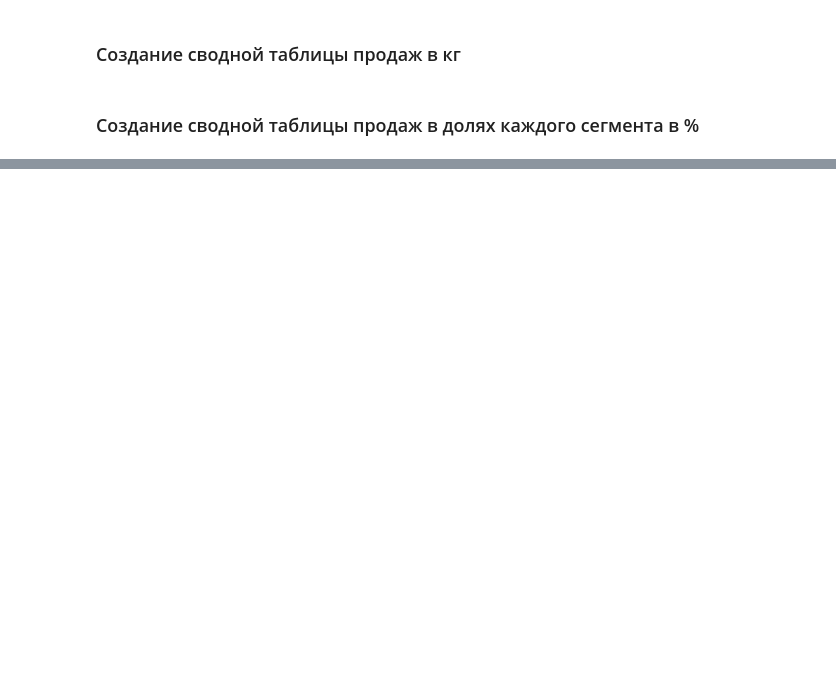
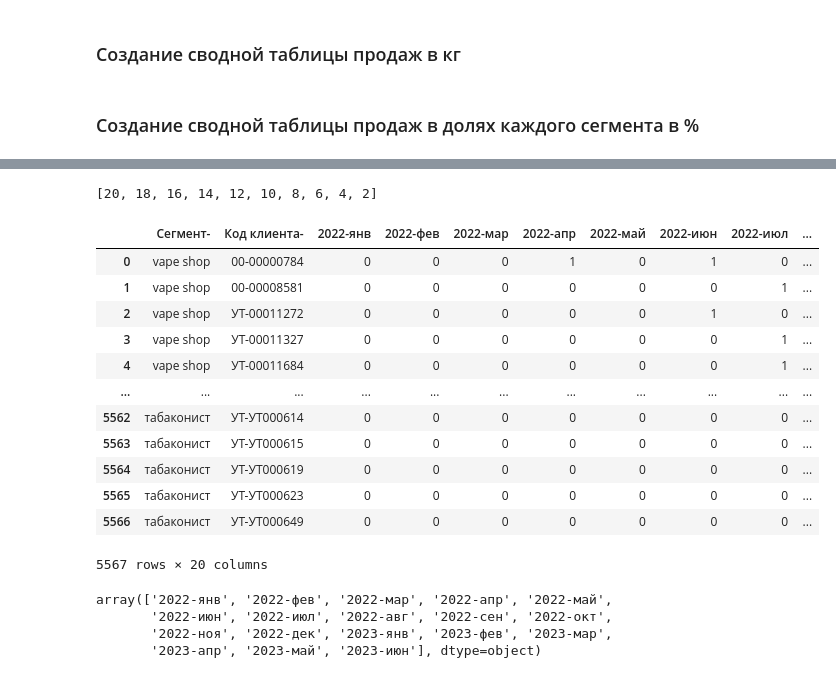
Before and after one commit to AlexeyKapralov/Scripts, a Jupyter notebook: Create_Business_Review/create_business_review.ipynb, the cells around one changed output, grey strips where cells are left out. Saved outputs shown, nothing was run; the diff lists cells and outputs as text; code cells hidden in the pictures; blank space fills up the shorter version.

```diff
--- a/Create_Business_Review/create_business_review.ipynb
+++ b/Create_Business_Review/create_business_review.ipynb
@@ -84,0 +155,15 @@ general_proportion
+# %%
+lost_clients.rename(columns={1:"янв"}, inplace=True)
+lost_clients.rename(columns={2:"фев"}, inplace=True)
+lost_clients.rename(columns={3:"мар"}, inplace=True)
+lost_clients.rename(columns={4:"апр"}, inplace=True)
+lost_clients.rename(columns={5:"май"}, inplace=True)
+lost_clients.rename(columns={6:"июн"}, inplace=True)
+lost_clients.rename(columns={7:"июл"}, inplace=True)
+lost_clients.rename(columns={8:"авг"}, inplace=True)
+lost_clients.rename(columns={9:"сен"}, inplace=True)
+lost_clients.rename(columns={10:"окт"}, inplace=True)
+lost_clients.rename(columns={11:"ноя"}, inplace=True)
+lost_clients.rename(columns={12:"дек"}, inplace=True)
+# %%
+lost_clients.columns = [f'{i}{"-"}{j}' for i, j in lost_clients.columns]
@@ -84,0 +172,4 @@ general_proportion
+# %%
+b
+# %% [output]
+[20, 18, 16, 14, 12, 10, 8, 6, 4, 2]
@@ -84,0 +189,23 @@ general_proportion
+# %%
+lost_clients
+# %% [output]
+|  | Сегмент- | Код клиента- | 2022-янв | 2022-фев | 2022-мар | 2022-апр | 2022-май | 2022-июн | 2022-июл | ... |
+| 0 | vape shop | 00-00000784 | 0 | 0 | 0 | 1 | 0 | 1 | 0 | ... |
+| 1 | vape shop | 00-00008581 | 0 | 0 | 0 | 0 | 0 | 0 | 1 | ... |
+| 2 | vape shop | УТ-00011272 | 0 | 0 | 0 | 0 | 0 | 1 | 0 | ... |
+| 3 | vape shop | УТ-00011327 | 0 | 0 | 0 | 0 | 0 | 0 | 1 | ... |
+| 4 | vape shop | УТ-00011684 | 0 | 0 | 0 | 0 | 0 | 0 | 1 | ... |
+| ... | ... | ... | ... | ... | ... | ... | ... | ... | ... | ... |
+| 5562 | табаконист | УТ-УТ000614 | 0 | 0 | 0 | 0 | 0 | 0 | 0 | ... |
+| 5563 | табаконист | УТ-УТ000615 | 0 | 0 | 0 | 0 | 0 | 0 | 0 | ... |
+| 5564 | табаконист | УТ-УТ000619 | 0 | 0 | 0 | 0 | 0 | 0 | 0 | ... |
+| 5565 | табаконист | УТ-УТ000623 | 0 | 0 | 0 | 0 | 0 | 0 | 0 | ... |
+| 5566 | табаконист | УТ-УТ000649 | 0 | 0 | 0 | 0 | 0 | 0 | 0 | ... |
+5567 rows × 20 columns
+# %%
+lost_clients.iloc[:,2:].columns.values
+# %% [output]
+array(['2022-янв', '2022-фев', '2022-мар', '2022-апр', '2022-май',
+       '2022-июн', '2022-июл', '2022-авг', '2022-сен', '2022-окт',
+       '2022-ноя', '2022-дек', '2023-янв', '2023-фев', '2023-мар',
+       '2023-апр', '2023-май', '2023-июн'], dtype=object)
```
Also changed, not shown: parts of 35 cells of this notebook, 1 other file.
